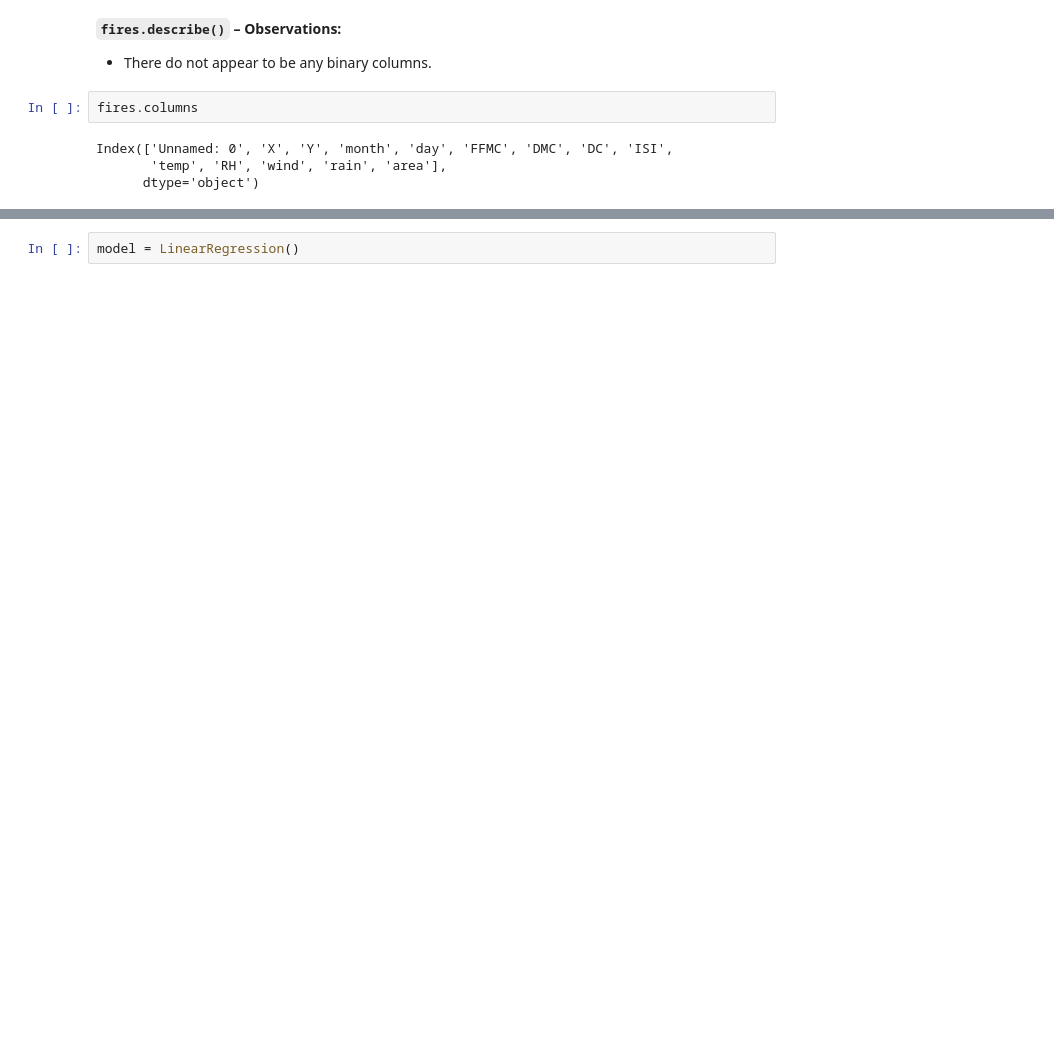
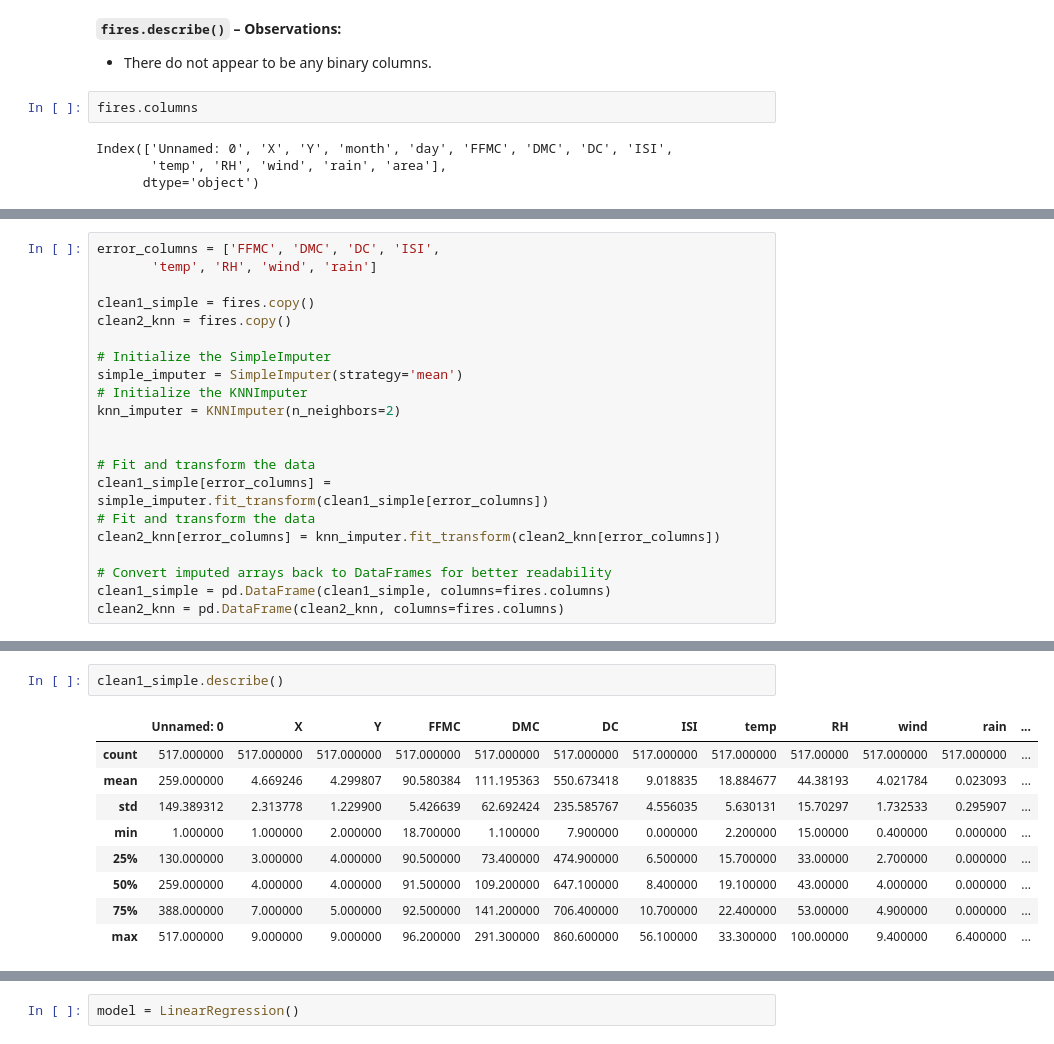
Before and after one commit to GloriannaS/fire-damage-estimation, a Jupyter notebook: Fire Damage Estimation.ipynb, the cells around one changed output, grey strips where cells are left out. Cells and saved outputs as stored; diff of their text form; blank space fills up the shorter version.

```diff
--- a/Fire Damage Estimation.ipynb
+++ b/Fire Damage Estimation.ipynb
@@ -144,0 +151,21 @@ Index(['Unnamed: 0', 'X', 'Y', 'month', 'day', 'FFMC', 'DMC', 'DC', 'ISI',
+# %%
+error_columns = ['FFMC', 'DMC', 'DC', 'ISI',
+       'temp', 'RH', 'wind', 'rain']
+
+clean1_simple = fires.copy()
+clean2_knn = fires.copy()
+
+# Initialize the SimpleImputer
+simple_imputer = SimpleImputer(strategy='mean')
+# Initialize the KNNImputer
+knn_imputer = KNNImputer(n_neighbors=2)
+
+
+# Fit and transform the data
+clean1_simple[error_columns] = simple_imputer.fit_transform(clean1_simple[error_columns])
+# Fit and transform the data
+clean2_knn[error_columns] = knn_imputer.fit_transform(clean2_knn[error_columns])
+
+# Convert imputed arrays back to DataFrames for better readability
+clean1_simple = pd.DataFrame(clean1_simple, columns=fires.columns)
+clean2_knn = pd.DataFrame(clean2_knn, columns=fires.columns)
@@ -144,0 +192,12 @@ Index(['Unnamed: 0', 'X', 'Y', 'month', 'day', 'FFMC', 'DMC', 'DC', 'ISI',
+# %%
+clean1_simple.describe()
+# %% [output]
+|  | Unnamed: 0 | X | Y | FFMC | DMC | DC | ISI | temp | RH | wind | rain | ... |
+| count | 517.000000 | 517.000000 | 517.000000 | 517.000000 | 517.000000 | 517.000000 | 517.000000 | 517.000000 | 517.00000 | 517.000000 | 517.000000 | ... |
+| mean | 259.000000 | 4.669246 | 4.299807 | 90.580384 | 111.195363 | 550.673418 | 9.018835 | 18.884677 | 44.38193 | 4.021784 | 0.023093 | ... |
+| std | 149.389312 | 2.313778 | 1.229900 | 5.426639 | 62.692424 | 235.585767 | 4.556035 | 5.630131 | 15.70297 | 1.732533 | 0.295907 | ... |
+| min | 1.000000 | 1.000000 | 2.000000 | 18.700000 | 1.100000 | 7.900000 | 0.000000 | 2.200000 | 15.00000 | 0.400000 | 0.000000 | ... |
+| 25% | 130.000000 | 3.000000 | 4.000000 | 90.500000 | 73.400000 | 474.900000 | 6.500000 | 15.700000 | 33.00000 | 2.700000 | 0.000000 | ... |
+| 50% | 259.000000 | 4.000000 | 4.000000 | 91.500000 | 109.200000 | 647.100000 | 8.400000 | 19.100000 | 43.00000 | 4.000000 | 0.000000 | ... |
+| 75% | 388.000000 | 7.000000 | 5.000000 | 92.500000 | 141.200000 | 706.400000 | 10.700000 | 22.400000 | 53.00000 | 4.900000 | 0.000000 | ... |
+| max | 517.000000 | 9.000000 | 9.000000 | 96.200000 | 291.300000 | 860.600000 | 56.100000 | 33.300000 | 100.00000 | 9.400000 | 6.400000 | ... |
```
Also changed, not shown: parts of 5 cells of this notebook.
